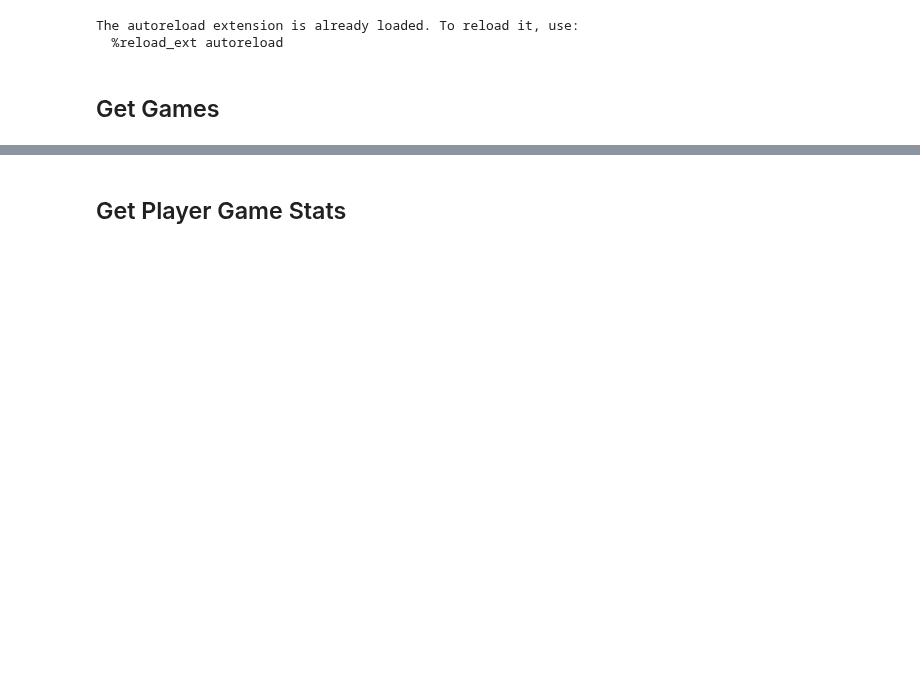
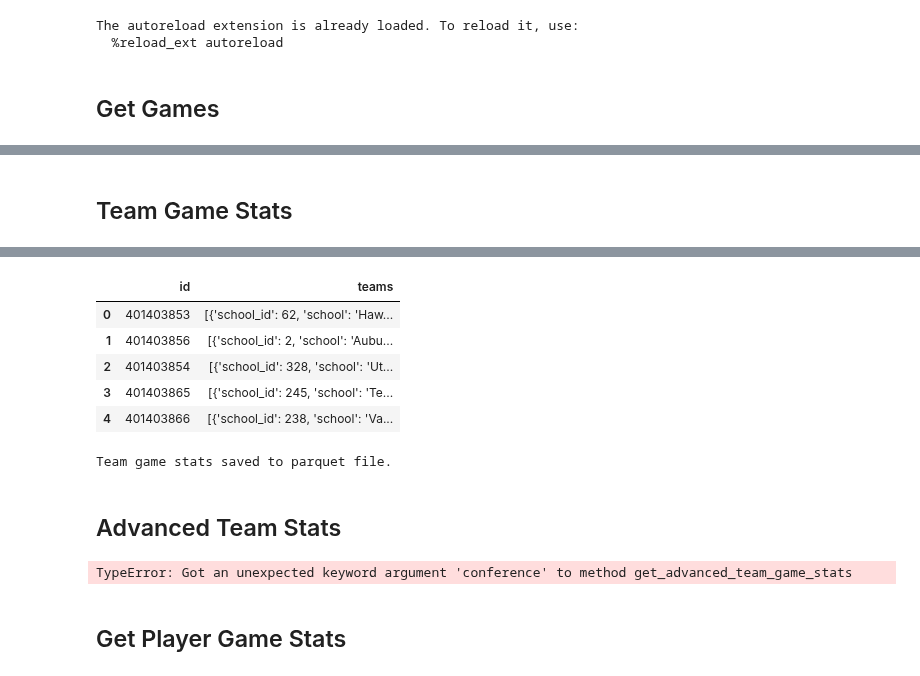
Before and after one commit to tablecables/college_football_predictor, a Jupyter notebook: notebooks/01_data_collection.ipynb, the cells around one changed output, grey strips where cells are left out. Drawn from its saved outputs; the diff is of its cells as text; code cells hidden in the pictures; blank space fills up the shorter version.

Commit message:
Add team game stats

```diff
--- a/notebooks/01_data_collection.ipynb
+++ b/notebooks/01_data_collection.ipynb
@@ -49,0 +65,48 @@ Successfully fetched games for 2023, conference: PAC
+# %% [markdown]
+## Team Game Stats
+# %%
+# Fetch team game stats for 2022 and 2023
+team_game_stats = fetch_team_game_stats(2022, 2023)
+
+if team_game_stats:
+    # Convert to DataFrame
+    team_stats_df = convert_to_dataframe(team_game_stats)
+
+    # Expand the 'teams' column
+    team_stats_df = team_stats_df.explode('teams')
+    team_stats_df = pd.concat([team_stats_df.drop(['teams'], axis=1),
+                               team_stats_df['teams'].apply(pd.Series)], axis=1)
+
+    # Rename columns for clarity
+    team_stats_df = team_stats_df.rename(columns={
+        'school_id': 'team_id',
+        'school': 'team_name',
+        'conference': 'team_conference'
+    })
+
+    # Function to safely process stats
+    def process_stats(stats):
+        if isinstance(stats, list):
+            return {item['category']: item['stat'] for item in stats if isinstance(item, dict) and 'category' in item and 'stat' in item}
+        return {}
+
+    # Explode the 'stats' column
+    stats_df = team_stats_df['stats'].apply(process_stats).apply(pd.Series)
+
+    # Merge the exploded stats back into the main dataframe
+    team_stats_df = pd.concat([team_stats_df.drop('stats', axis=1), stats_df], axis=1)
+
+    # Convert numeric columns to appropriate types
+    numeric_columns = team_stats_df.columns.drop(['id', 'team_id', 'team_name', 'team_conference', 'home_away'])
+    team_stats_df[numeric_columns] = team_stats_df[numeric_columns].apply(pd.to_numeric, errors='ignore')
+
+    # Display the first few rows
+    print("Sample team game stats:")
+    display(team_stats_df.head())
+
+    # Save to parquet
+    team_stats_df.to_parquet("../data/team_game_stats.parquet", index=False)
+    print("Improved team game stats saved to parquet file.")
+else:
+    print("Failed to fetch team game stats.")
+# %% [output]
@@ -50,3 +124,31 @@ Successfully fetched games for 2023, conference: PAC
+|  | id | teams |
+| 0 | 401403853 | [{'school_id': 62, 'school': 'Haw... |
+| 1 | 401403856 | [{'school_id': 2, 'school': 'Aubu... |
+| 2 | 401403854 | [{'school_id': 328, 'school': 'Ut... |
+| 3 | 401403865 | [{'school_id': 245, 'school': 'Te... |
+| 4 | 401403866 | [{'school_id': 238, 'school': 'Va... |
+Team game stats saved to parquet file.
+# %% [markdown]
+## Advanced Team Stats
+# %%
+# Fetch advanced team game stats for 2022 and 2023
+advanced_team_game_stats = fetch_advanced_team_game_stats(2022, 2023)
+
+if advanced_team_game_stats:
+    # Convert to DataFrame
+    advanced_stats_df = convert_to_dataframe(advanced_team_game_stats)
+
+    # Display the first few rows
+    print("Sample advanced team game stats:")
+    display(advanced_stats_df.head())
+
+    # Save to parquet
+    advanced_stats_df.to_parquet("../data/advanced_team_game_stats.parquet", index=False)
+    print("Advanced team game stats saved to parquet file.")
+else:
+    print("Failed to fetch advanced team game stats.")
+# %% [output]
+TypeError: Got an unexpected keyword argument 'conference' to method get_advanced_team_game_stats
 # %% [markdown]
 ## Get Player Game Stats
 # %%
```
Also changed, not shown: parts of 5 cells of this notebook.
